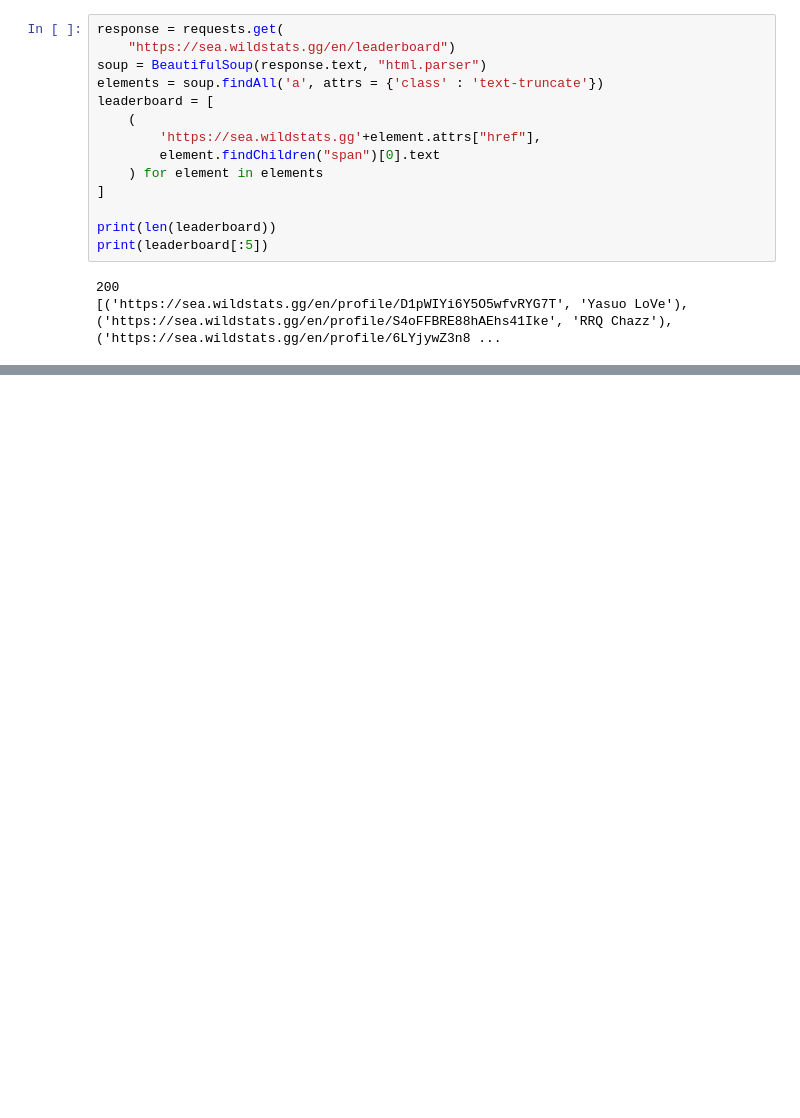
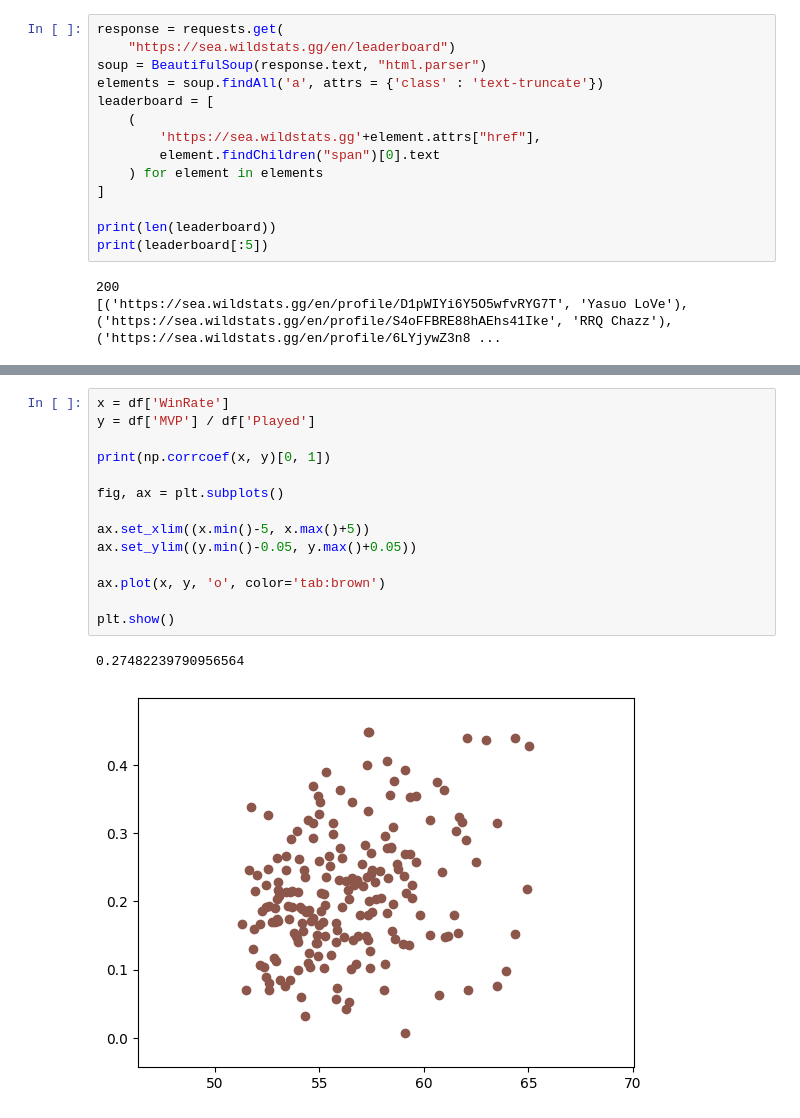
Before and after one commit to changchiyou/WildRiftResearch, a Jupyter notebook: MVP_WinRate_Marks.ipynb, the cells around one changed output, grey strips where cells are left out. Cells and saved outputs as stored; diff of their text form; blank space fills up the shorter version.

```diff
--- a/MVP_WinRate_Marks.ipynb
+++ b/MVP_WinRate_Marks.ipynb
@@ -100,0 +131,17 @@ print(df.head())
+# %%
+x = df['WinRate']
+y = df['MVP'] / df['Played']
+
+print(np.corrcoef(x, y)[0, 1])
+
+fig, ax = plt.subplots()
+
+ax.set_xlim((x.min()-5, x.max()+5))
+ax.set_ylim((y.min()-0.05, y.max()+0.05))
+
+ax.plot(x, y, 'o', color='tab:brown')
+
+plt.show()
+# %% [output]
+0.27482239790956564
+[figure, added]
```
Also changed, not shown: parts of 6 cells of this notebook, 1 other file.
